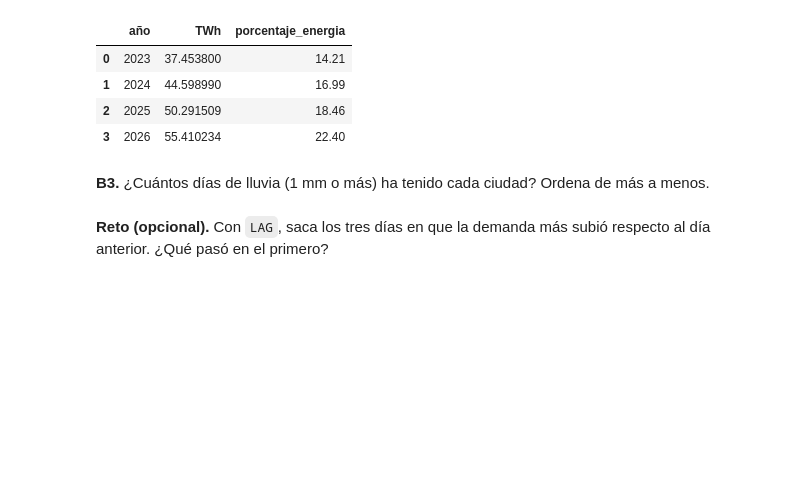
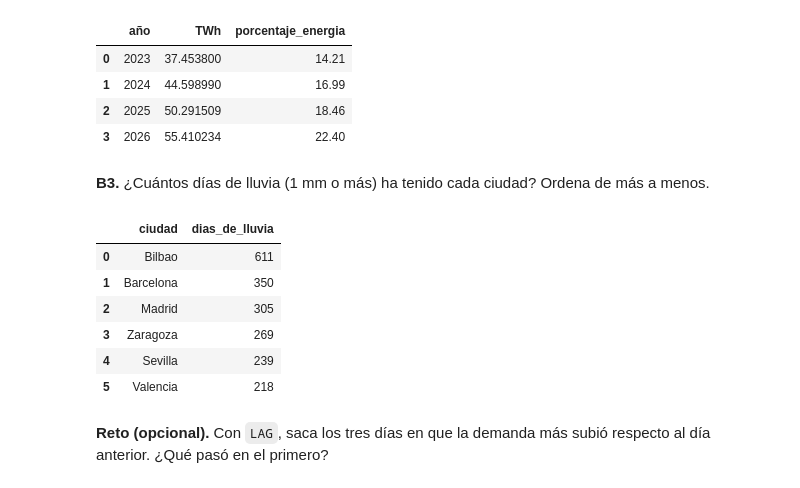
Before and after one commit to dledesmalorenzo/Prueba-Cruz-Roja, a Jupyter notebook: Prueba_individual_plantilla.ipynb, the cells around one changed output. Cells and saved outputs as stored; diff of their text form; code cells hidden in the pictures; blank space fills up the shorter version.

```diff
--- a/Prueba_individual_plantilla.ipynb
+++ b/Prueba_individual_plantilla.ipynb
@@ -290,7 +290,16 @@ solar_fotovoltaica
 # %% [markdown]
 **B3.** ¿Cuántos días de lluvia (1 mm o más) ha tenido cada ciudad? Ordena de más a menos.
 # %%
-# Tu código aquí
+# Calculo los días de lluvia clasificándolos en cada ciudad y los ordeno de mayor a menor.
+sql("SELECT ciudad, COUNT(fecha) AS dias_de_lluvia FROM tiempo WHERE lluvia_mm >= 1 GROUP BY ciudad ORDER BY dias_de_lluvia DESC")
+# %% [output]
+|  | ciudad | dias_de_lluvia |
+| 0 | Bilbao | 611 |
+| 1 | Barcelona | 350 |
+| 2 | Madrid | 305 |
+| 3 | Zaragoza | 269 |
+| 4 | Sevilla | 239 |
+| 5 | Valencia | 218 |
 # %% [markdown]
 **Reto (opcional).** Con `LAG`, saca los tres días en que la demanda más subió respecto al día anterior. ¿Qué pasó en el primero?
 # %%
```
